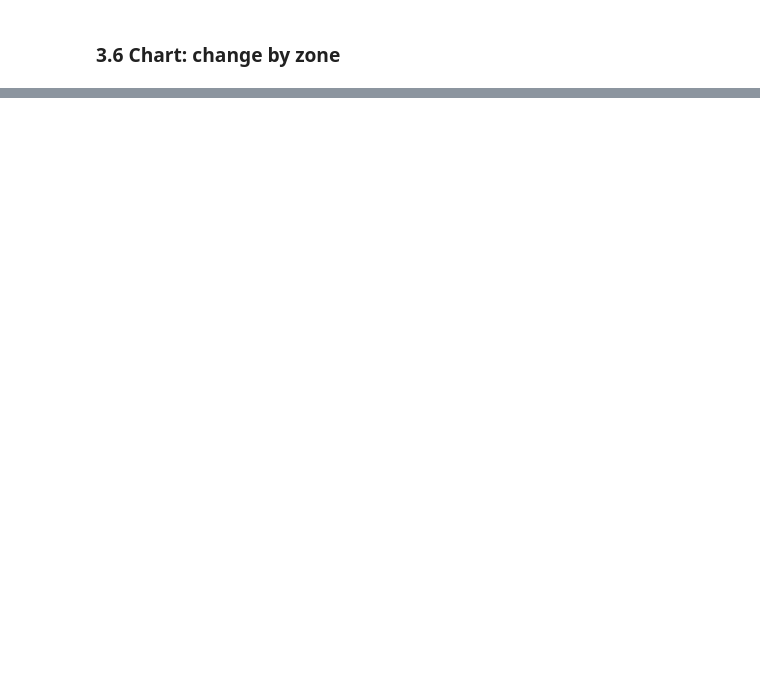
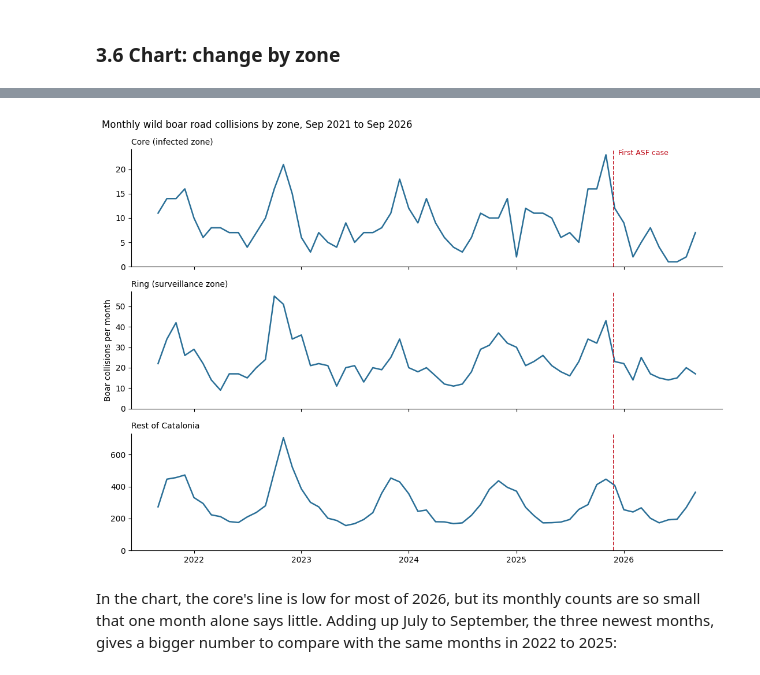
Before and after one commit to Nade94/asf-wild-boar-collisions, a Jupyter notebook: asf_wild_boar_analysis.ipynb, the cells around one changed output, grey strips where cells are left out. Drawn from its saved outputs; the diff is of its cells as text; code cells hidden in the pictures; blank space fills up the shorter version.

```diff
--- a/asf_wild_boar_analysis.ipynb
+++ b/asf_wild_boar_analysis.ipynb
@@ -357,0 +368,8 @@ yoy
+# %%
+monthly_group = (
+    boar[boar["data_inici_actuacio"] >= "2021-09-01"]
+        .groupby([pd.Grouper(key="data_inici_actuacio", freq="MS"), "group"])
+        .size()
+        .unstack(fill_value=0)[["core", "ring", "rest"]]
+)
+monthly_group.tail(10)
@@ -357,0 +389,21 @@ yoy
+# %%
+labels = {"core": "Core (infected zone)", "ring": "Ring (surveillance zone)", "rest": "Rest of Catalonia"}
+
+fig, axes = plt.subplots(3, 1, figsize=(11, 8), sharex=True)
+for ax, g in zip(axes, ["core", "ring", "rest"]):
+    ax.plot(monthly_group.index, monthly_group[g], color="#2a6f97", linewidth=1.8)
+    ax.axvline(pd.Timestamp("2025-11-28"), color="#c1121f", linestyle="--", linewidth=1.2)
+    ax.set_title(labels[g], loc="left", fontsize=10)
+    ax.set_ylim(bottom=0)
+    ax.spines[["top", "right"]].set_visible(False)
+
+axes[0].text(pd.Timestamp("2025-11-28"), axes[0].get_ylim()[1], "  First ASF case", color="#c1121f", va="top", fontsize=9)
+axes[1].set_ylabel("Boar collisions per month")
+fig.suptitle("Monthly wild boar road collisions by zone, Sep 2021 to Sep 2026", x=0.01, ha="left", fontsize=12)
+plt.tight_layout()
+fig.savefig("zone_monthly.png", dpi=150, bbox_inches="tight")
+plt.show()
+# %% [output]
+[figure, added]
+# %% [markdown]
+In the chart, the core's line is low for most of 2026, but its monthly counts are so small that one month alone says little. Adding up July to September, the three newest months, gives a bigger number to compare with the same months in 2022 to 2025:
```
Also changed, not shown: parts of 27 cells of this notebook, 5 other files.
